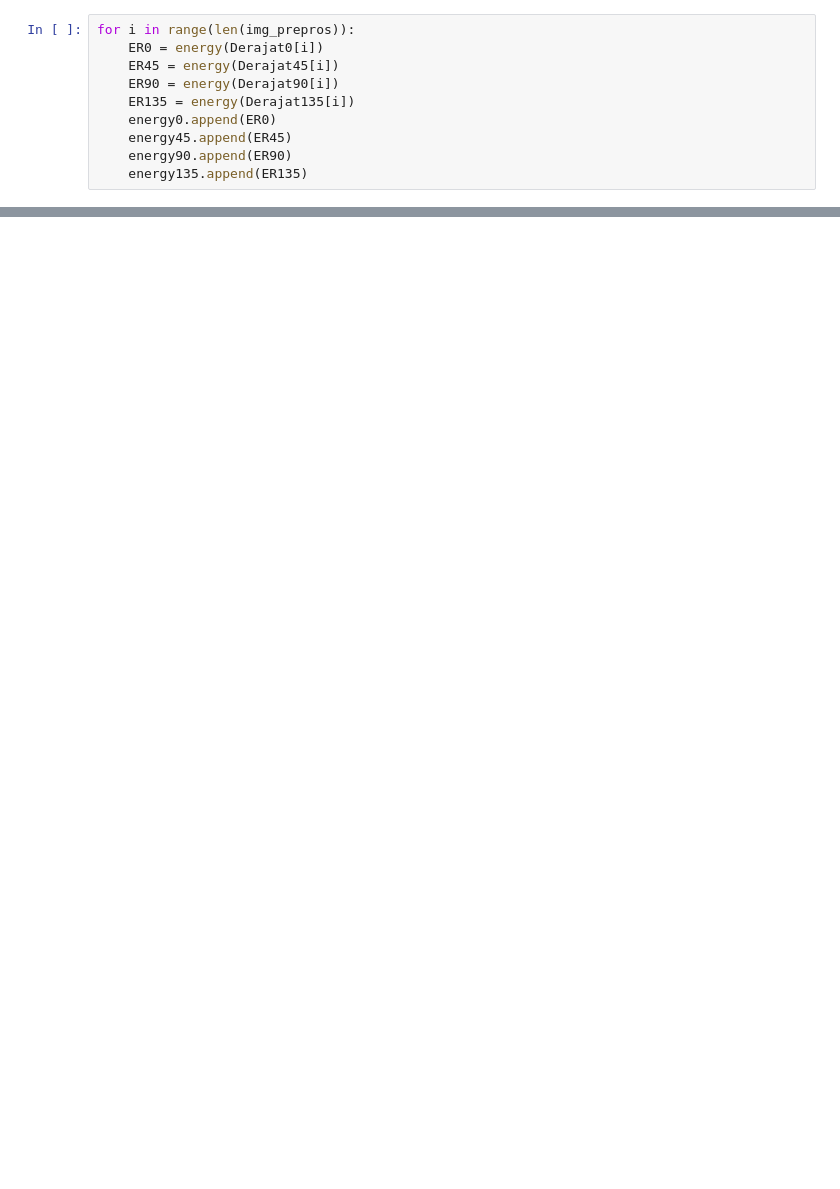
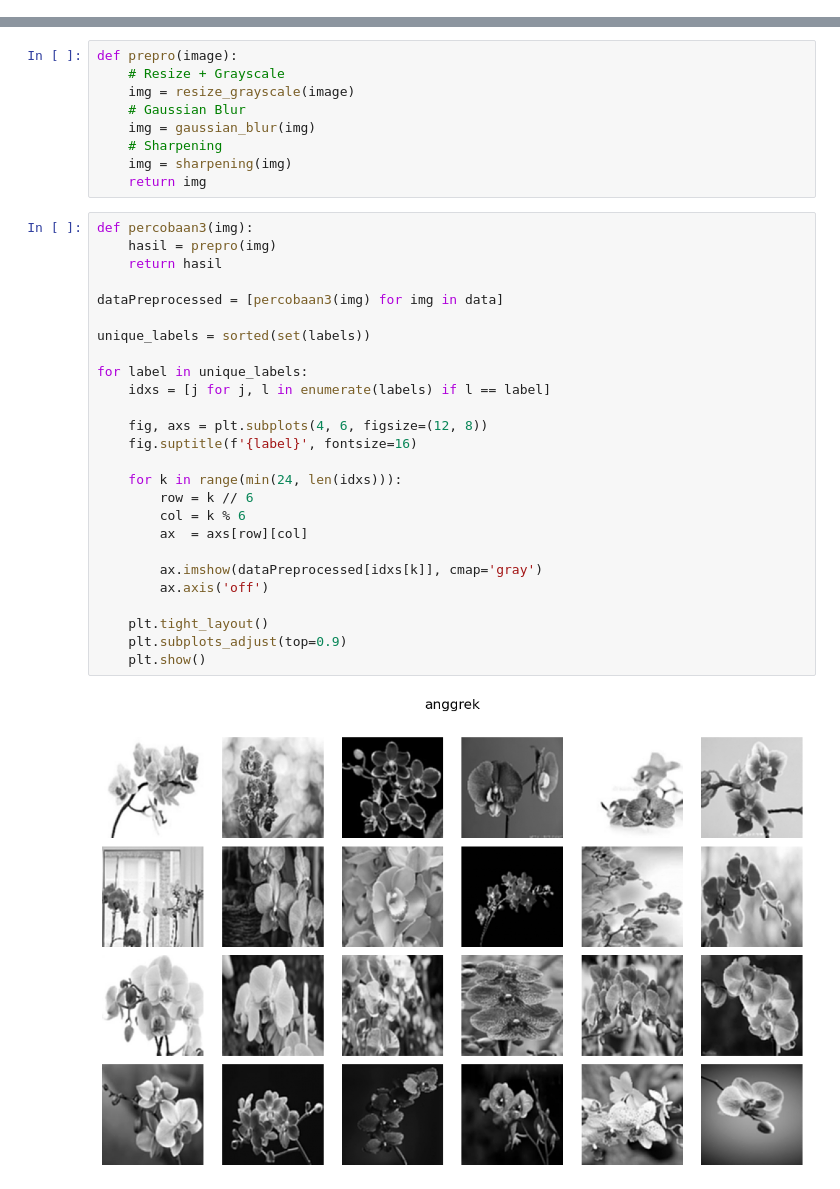
Before and after one commit to firda12345/PROJEK-PCD-18, a Jupyter notebook: proyek-indonesia-emas/percobaan3.ipynb, the cells around one changed output, grey strips where cells are left out. Drawn from its saved outputs; the diff is of its cells as text; blank space fills up the shorter version.

```diff
--- a/proyek-indonesia-emas/percobaan3.ipynb
+++ b/proyek-indonesia-emas/percobaan3.ipynb
@@ -363,10 +0,0 @@ for i in range(len(img_prepros)):
-# %%
-for i in range(len(img_prepros)):
-    ER0 = energy(Derajat0[i])
-    ER45 = energy(Derajat45[i])
-    ER90 = energy(Derajat90[i])
-    ER135 = energy(Derajat135[i])
-    energy0.append(ER0)
-    energy45.append(ER45)
-    energy90.append(ER90)
-    energy135.append(ER135)
@@ -576,0 +62,37 @@ TABEL PERBANDINGAN MODEL
+# %%
+def prepro(image):
+    # Resize + Grayscale
+    img = resize_grayscale(image)
+    # Gaussian Blur
+    img = gaussian_blur(img)
+    # Sharpening
+    img = sharpening(img)
+    return img
+# %%
+def percobaan3(img):
+    hasil = prepro(img)
+    return hasil
+
+dataPreprocessed = [percobaan3(img) for img in data]
+
+unique_labels = sorted(set(labels))
+
+for label in unique_labels:
+    idxs = [j for j, l in enumerate(labels) if l == label]
+
+    fig, axs = plt.subplots(4, 6, figsize=(12, 8))
+    fig.suptitle(f'{label}', fontsize=16)
+
+    for k in range(min(24, len(idxs))):
+        row = k // 6
+        col = k % 6
+        ax  = axs[row][col]
+
+        ax.imshow(dataPreprocessed[idxs[k]], cmap='gray')
+        ax.axis('off')
+
+    plt.tight_layout()
+    plt.subplots_adjust(top=0.9)
+    plt.show()
+# %% [output]
+[figure, added]
```
Also changed, not shown: parts of 53 cells of this notebook, 6 other files.
